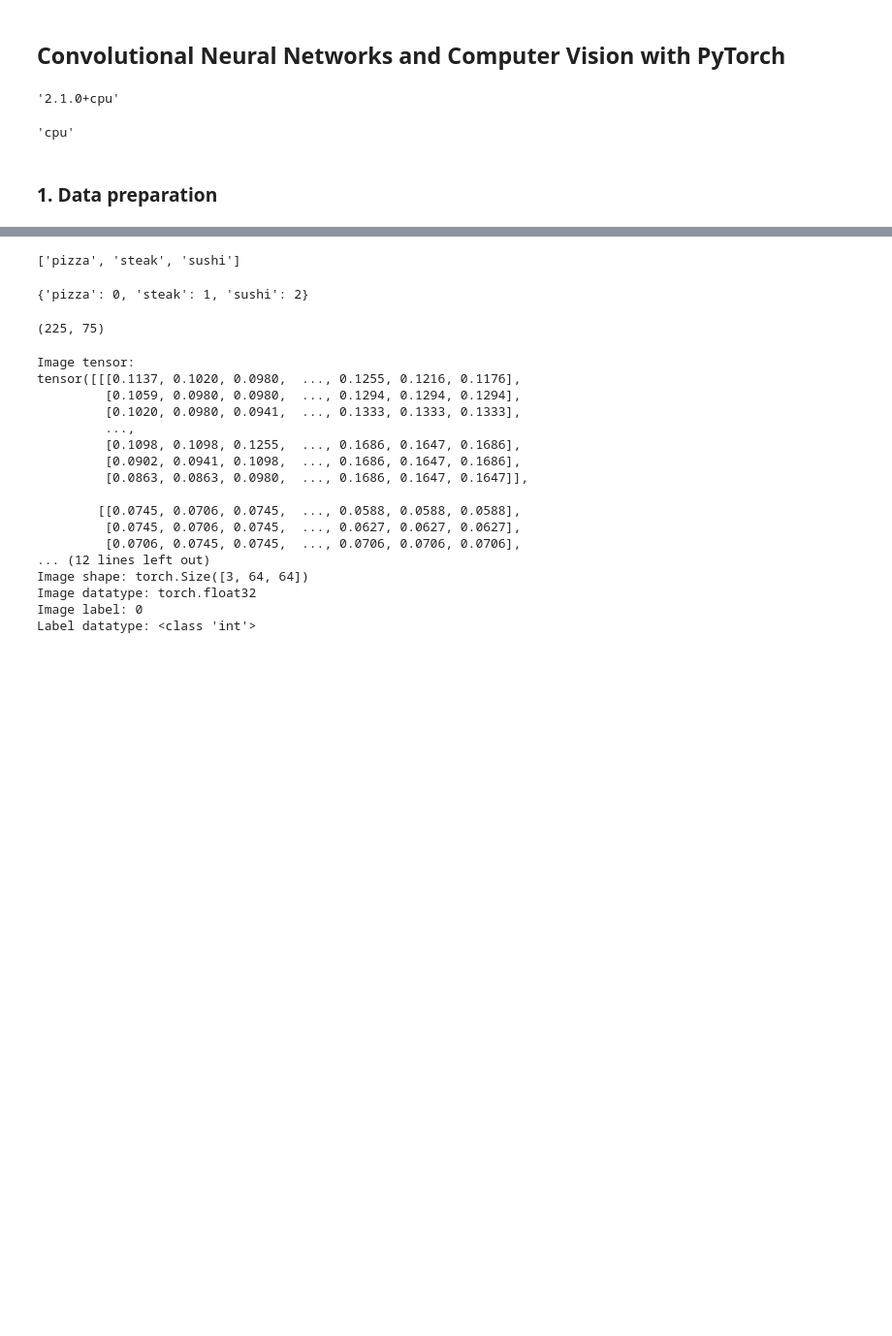
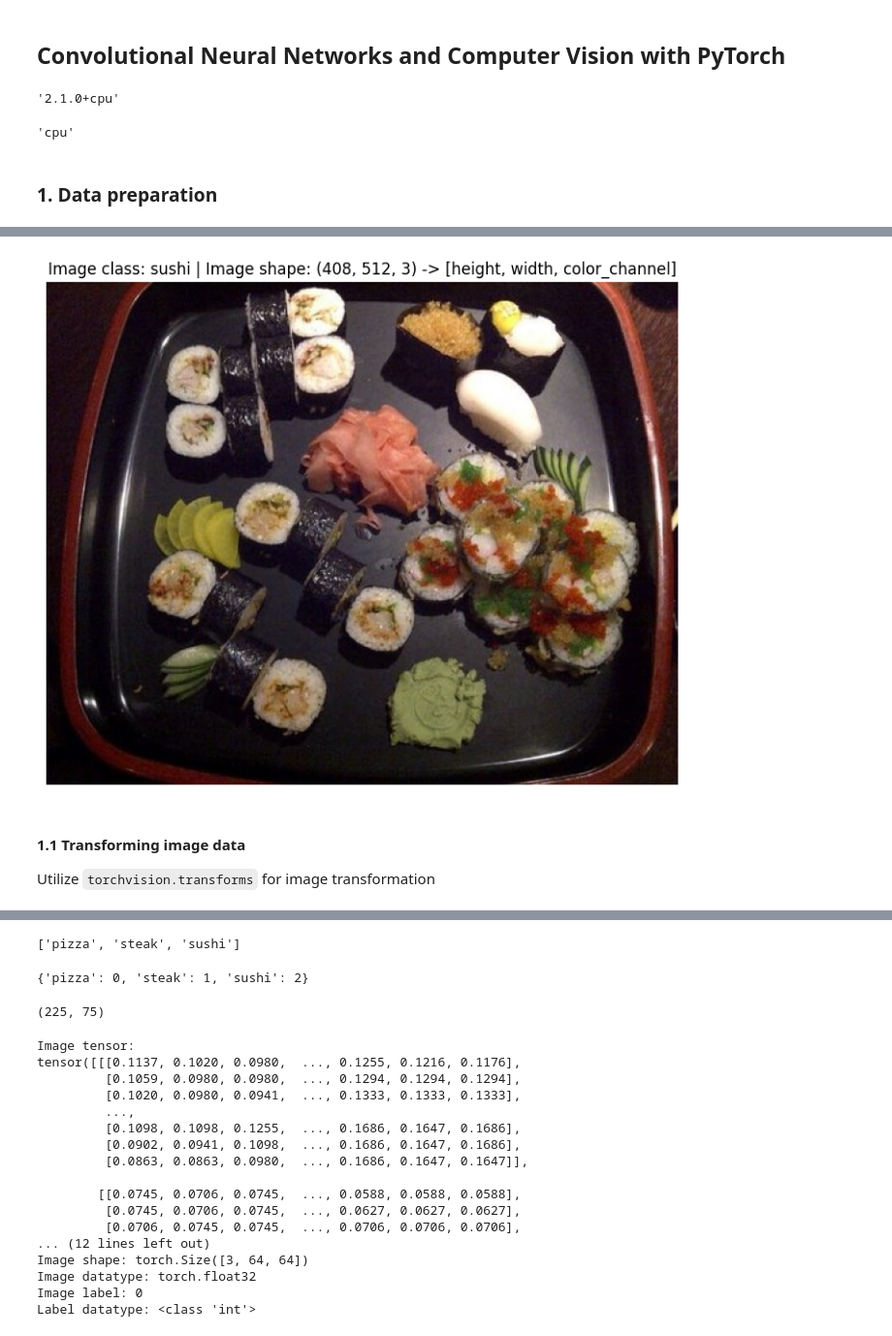
Before and after one commit to christopher192/deep-learning-tensorflow-pytorch, a Jupyter notebook: 04-food-classification-cnn-pytorch.ipynb, the cells around one changed output, grey strips where cells are left out. Shown at 97% size. Cells and saved outputs as stored; diff of their text form; code cells hidden in the pictures; blank space fills up the shorter version.

```diff
--- a/04-food-classification-cnn-pytorch.ipynb
+++ b/04-food-classification-cnn-pytorch.ipynb
@@ -23 +162,14 @@ train_dir, test_dir = "data/pizza_steak_sushi/train", "data/pizza_steak_sushi/te
+# %%
+# View random image
+image_as_array = np.asarray(image)
+
+plt.figure(figsize = (10, 7))
+plt.imshow(image_as_array)
+plt.title(f"Image class: {image_class} | Image shape: {image_as_array.shape} -> [height, width, color_channel]")
+plt.axis(False);
+# %% [output]
+[figure, added]
+# %% [markdown]
+#### 1.1 Transforming image data
+Utilize `torchvision.transforms` for image transformation
 # %%
```
Also changed, not shown: parts of 38 cells of this notebook.
